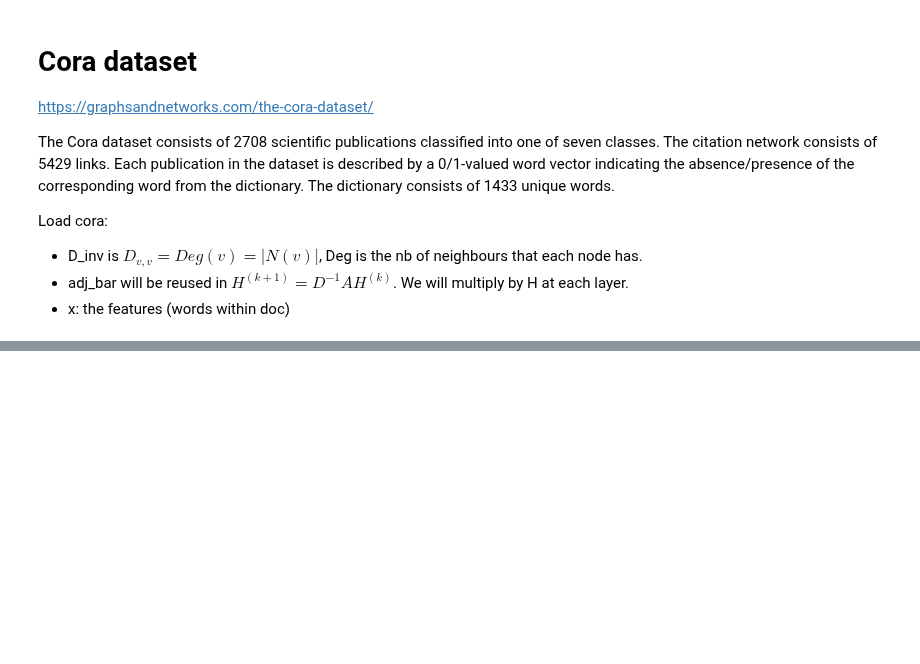
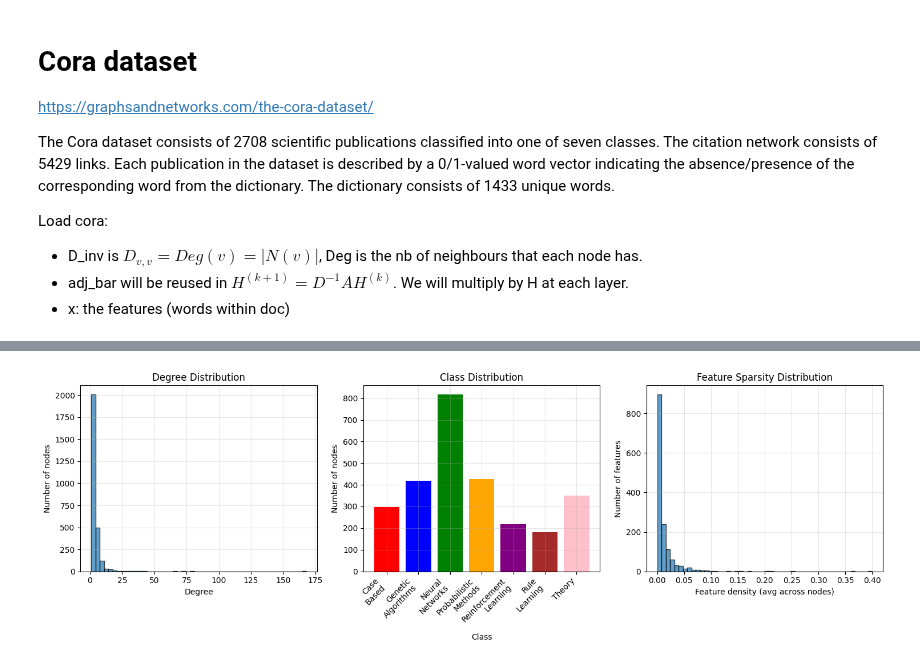
Before and after one commit to jean-kunz/cop_gnn, a Jupyter notebook: nbks/GCN-cora.ipynb, the cells around one changed output, grey strips where cells are left out. Cells and saved outputs as stored; diff of their text form; code cells hidden in the pictures; blank space fills up the shorter version.

```diff
--- a/nbks/GCN-cora.ipynb
+++ b/nbks/GCN-cora.ipynb
@@ -251,0 +388,68 @@ if __name__ == "__main__":
+# %%
+# Additional visualizations for the Cora dataset
+
+# 1. Dataset statistics
+print("=== CORA DATASET STATISTICS ===")
+print(f"Number of nodes: {N}")
+print(f"Number of edges: {len(pos_edges)}")
+print(f"Number of features per node: {x.shape[1]}")
+print(f"Number of classes: {len(np.unique(labels))}")
+print(f"Average degree: {np.mean(degrees):.2f}")
+print(f"Max degree: {np.max(degrees)}")
+print(f"Min degree: {np.min(degrees)}")
+
+# Class distribution
+class_names = [
+    "Case_Based",
+    "Genetic_Algorithms",
+    "Neural_Networks",
+    "Probabilistic_Methods",
+    "Reinforcement_Learning",
+    "Rule_Learning",
+    "Theory",
+]
+class_counts = np.bincount(labels)
+print("\n=== CLASS DISTRIBUTION ===")
+for i, (name, count) in enumerate(zip(class_names, class_counts)):
+    print(f"{name}: {count} nodes ({count / N * 100:.1f}%)")
+
+# 2. Degree distribution
+plt.figure(figsize=(15, 5))
+
+plt.subplot(1, 3, 1)
+plt.hist(degrees, bins=50, alpha=0.7, edgecolor="black")
+plt.xlabel("Degree")
+plt.ylabel("Number of nodes")
+plt.title("Degree Distribution")
+plt.grid(True, alpha=0.3)
+
+# 3. Class distribution bar plot
+plt.subplot(1, 3, 2)
+plt.bar(
+    range(len(class_counts)),
+    class_counts,
+    color=["red", "blue", "green", "orange", "purple", "brown", "pink"],
+)
+plt.xlabel("Class")
+plt.ylabel("Number of nodes")
+plt.title("Class Distribution")
+plt.xticks(
+    range(len(class_names)),
+    [name.replace("_", "\n") for name in class_names],
+    rotation=45,
+    ha="right",
+)
+plt.grid(True, alpha=0.3)
+
+# 4. Feature sparsity
+feature_density = np.mean(x.cpu().numpy(), axis=0)
+plt.subplot(1, 3, 3)
+plt.hist(feature_density, bins=50, alpha=0.7, edgecolor="black")
+plt.xlabel("Feature density (avg across nodes)")
+plt.ylabel("Number of features")
+plt.title("Feature Sparsity Distribution")
+plt.grid(True, alpha=0.3)
+
+plt.tight_layout()
+plt.show()
+# %% [output]
@@ -251,0 +473 @@ if __name__ == "__main__":
+[figure, added]
```
Also changed, not shown: parts of 10 cells of this notebook.
